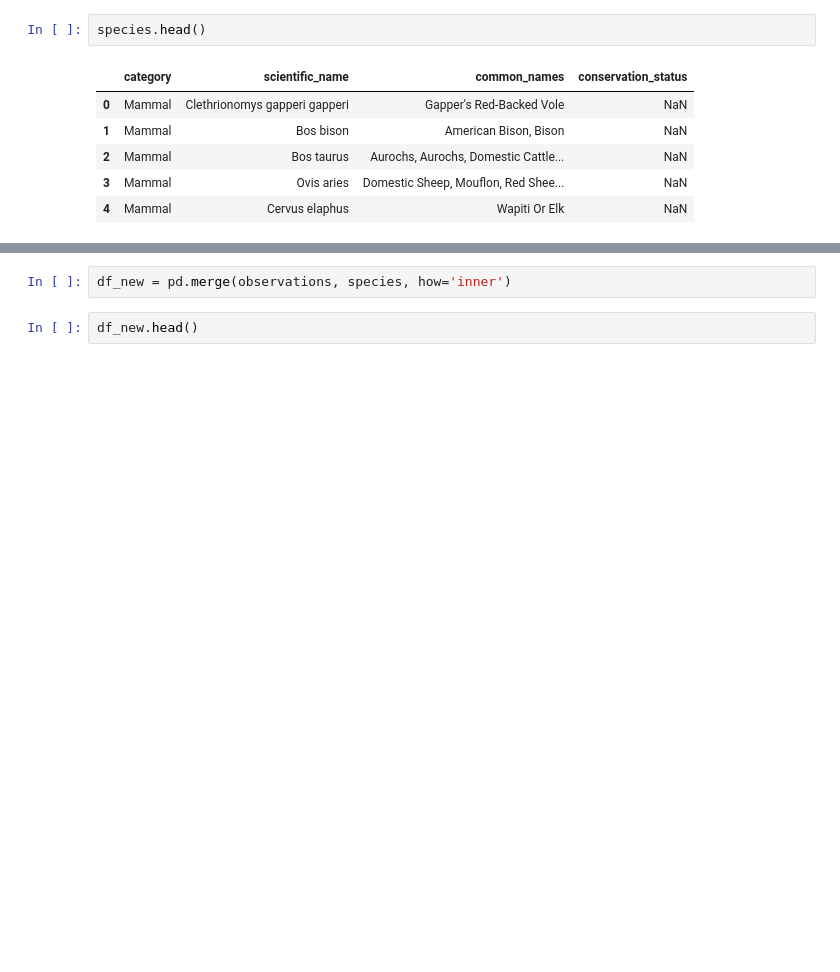
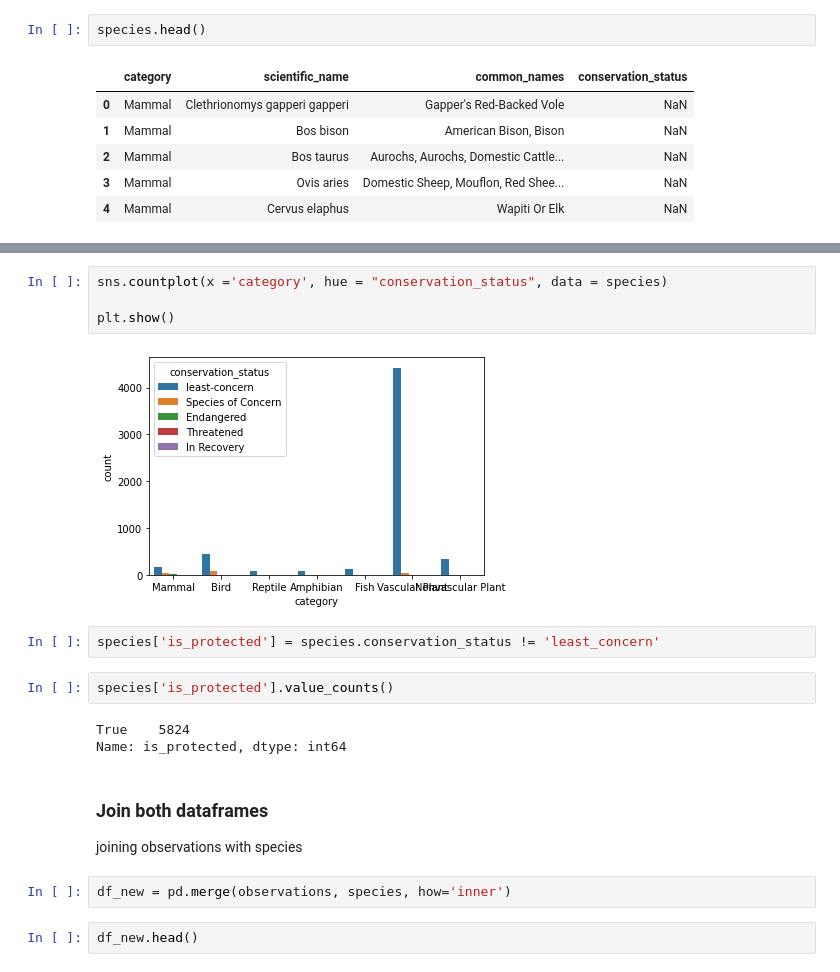
Before and after one commit to Lukas-Forst/data-analysis, a Jupyter notebook: biodiversity/biodiversity.ipynb, the cells around one changed output, grey strips where cells are left out. Cells and saved outputs as stored; diff of their text form; blank space fills up the shorter version.

```diff
--- a/biodiversity/biodiversity.ipynb
+++ b/biodiversity/biodiversity.ipynb
@@ -35,3 +244,20 @@ species.head()
+# %%
+sns.countplot(x ='category', hue = "conservation_status", data = species)
+
+plt.show()
+# %% [output]
+[figure, added]
+# %%
+species['is_protected'] = species.conservation_status != 'least_concern'
+# %%
+species['is_protected'].value_counts()
+# %% [output]
+True    5824
+Name: is_protected, dtype: int64
+# %% [markdown]
+### Join both dataframes
+
+joining observations with species
 # %%
 df_new = pd.merge(observations, species, how='inner')
 # %%
```
Also changed, not shown: parts of 28 cells of this notebook.
